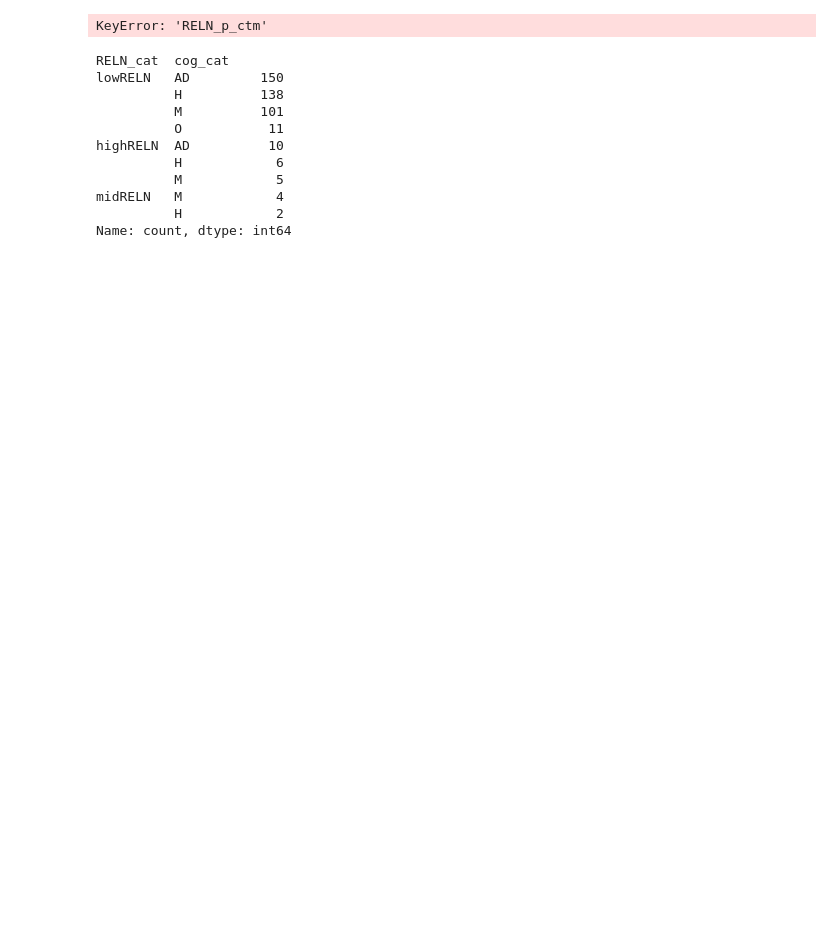
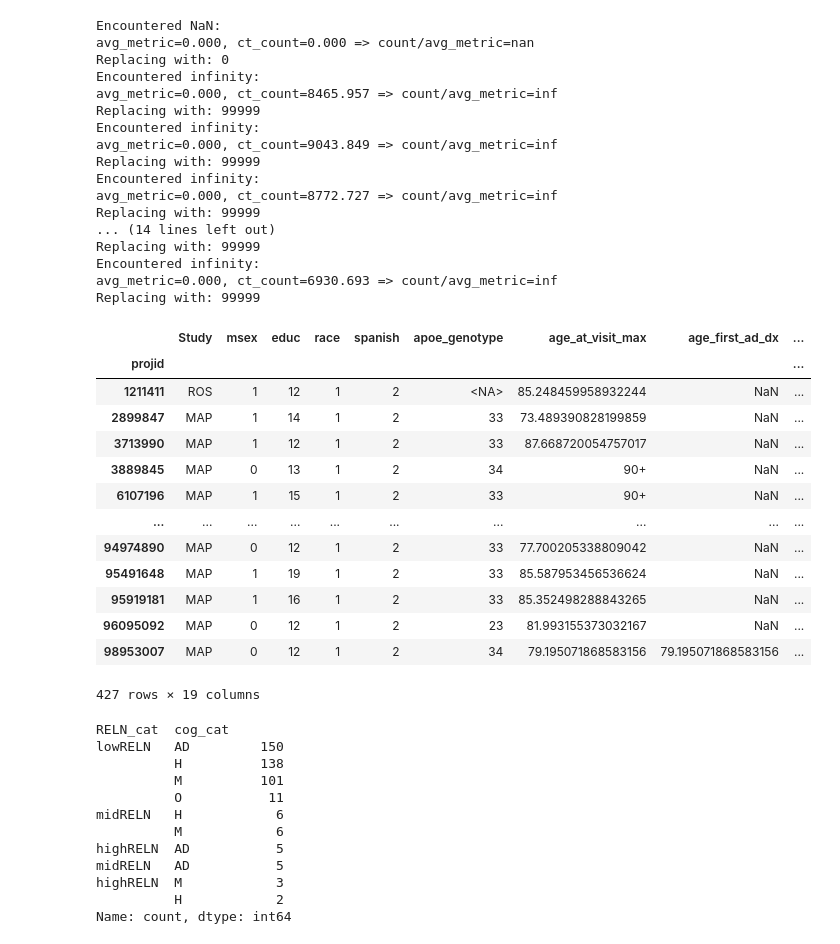
Before and after one commit to LuminousCodeGH/bsc-thesis-scripts, a Jupyter notebook: test_outlier_filter.ipynb, the cells around one changed output. Drawn from its saved outputs; the diff is of its cells as text; code cells hidden in the pictures; blank space fills up the shorter version.

Commit message:
Improve selection criteria for midRELN and highRELN

```diff
--- a/test_outlier_filter.ipynb
+++ b/test_outlier_filter.ipynb
@@ -20,12 +20,41 @@ ct_counts_metadata.obs = ct_counts_metadata.obs.convert_dtypes()
 # %%
 from outliers import *
 
-normalize_l1(ct_counts_metadata)
-calculate_ct_per_median(ct_counts_metadata, 'Exc RELN CHD7', normalize_first=False, layer='norm', column_name='RELN_p_ctm', replace_infs=99999)
+calculate_ct_per_median(ct_counts_metadata, 'Exc RELN CHD7', normalize_first=True, column_name='RELN_p_ctm', replace_infs=99999)
 
 ct_counts_metadata.obs
 # %% [output]
-KeyError: 'RELN_p_ctm'
+Encountered NaN:
+avg_metric=0.000, ct_count=0.000 => count/avg_metric=nan
+Replacing with: 0
+Encountered infinity:
+avg_metric=0.000, ct_count=8465.957 => count/avg_metric=inf
+Replacing with: 99999
+Encountered infinity:
+avg_metric=0.000, ct_count=9043.849 => count/avg_metric=inf
+Replacing with: 99999
+Encountered infinity:
+avg_metric=0.000, ct_count=8772.727 => count/avg_metric=inf
+Replacing with: 99999
+... (14 lines left out)
+Replacing with: 99999
+Encountered infinity:
+avg_metric=0.000, ct_count=6930.693 => count/avg_metric=inf
+Replacing with: 99999
+|  | Study | msex | educ | race | spanish | apoe_genotype | age_at_visit_max | age_first_ad_dx | ... |
+| projid |  |  |  |  |  |  |  |  | ... |
+| 1211411 | ROS | 1 | 12 | 1 | 2 | <NA> | 85.248459958932244 | NaN | ... |
+| 2899847 | MAP | 1 | 14 | 1 | 2 | 33 | 73.489390828199859 | NaN | ... |
+| 3713990 | MAP | 1 | 12 | 1 | 2 | 33 | 87.668720054757017 | NaN | ... |
+| 3889845 | MAP | 0 | 13 | 1 | 2 | 34 | 90+ | NaN | ... |
+| 6107196 | MAP | 1 | 15 | 1 | 2 | 33 | 90+ | NaN | ... |
+| ... | ... | ... | ... | ... | ... | ... | ... | ... | ... |
+| 94974890 | MAP | 0 | 12 | 1 | 2 | 33 | 77.700205338809042 | NaN | ... |
+| 95491648 | MAP | 1 | 19 | 1 | 2 | 33 | 85.587953456536624 | NaN | ... |
+| 95919181 | MAP | 1 | 16 | 1 | 2 | 33 | 85.352498288843265 | NaN | ... |
+| 96095092 | MAP | 0 | 12 | 1 | 2 | 23 | 81.993155373032167 | NaN | ... |
+| 98953007 | MAP | 0 | 12 | 1 | 2 | 34 | 79.195071868583156 | 79.195071868583156 | ... |
+427 rows × 19 columns
 # %%
 # Get the threshold value
 count_filter = ct_counts_metadata.obs['RELN_p_ctm'] > 10
@@ -34,9 +63,9 @@ def _categorize_RELN(value) -> str:
     r: str
     if value < 10:
         r = 'lowRELN'
-    elif 10 <= value < 25:
+    elif 10 <= value < 1000:
         r = 'midRELN'
-    elif value >= 25:
+    elif value >= 1000:
         r = 'highRELN'
     return r
 
@@ -54,10 +83,11 @@ lowRELN   AD         150
           H          138
           M          101
           O           11
-highRELN  AD          10
-          H            6
-          M            5
-midRELN   M            4
+midRELN   H            6
+          M            6
+highRELN  AD           5
+midRELN   AD           5
+highRELN  M            3
           H            2
 Name: count, dtype: int64
 # %%
```
Also changed, not shown: parts of 2 cells of this notebook.
